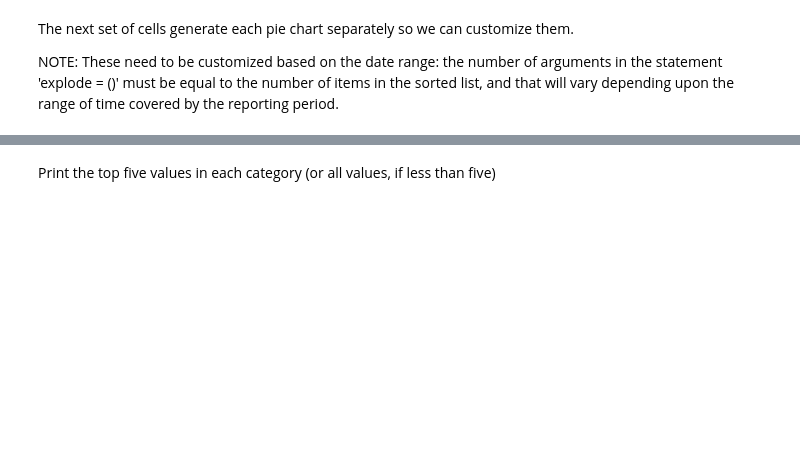
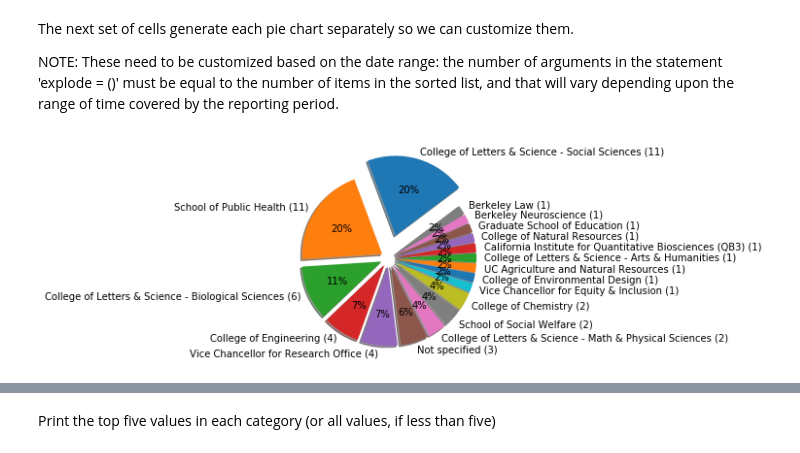
Before and after one commit to rjaffe/rdm_metrics, a Jupyter notebook: RDM_metrics_from_Asana_csv.ipynb, the cells around one changed output, grey strips where cells are left out. Cells and saved outputs as stored; diff of their text form; code cells hidden in the pictures; blank space fills up the shorter version.

```diff
--- a/RDM_metrics_from_Asana_csv.ipynb
+++ b/RDM_metrics_from_Asana_csv.ipynb
@@ -629,34 +926,36 @@ must be equal to the number of items in the sorted list, and that will vary depe
 %matplotlib inline
 import matplotlib.pyplot as plt
 
 
 # Pie chart of schools, where the slices will be ordered and plotted counter-clockwise:
 labels = []
 sizes = []
 labelsplusn = []
 
 for pair in spacount:
     labels.append(pair[0])
     sizes.append(pair[1])
 #print(labels) #debug
 #print(sizes)  #debug
 #print(len(labels))
 
 for label, size in zip(labels, sizes):
     labelplusn = str(label) + ' (' + str(size) + ')'
     labelsplusn.append(labelplusn)
 
 #print(labelsplusn)  #debug
 
-explode = (.3, .1, .1, .1, .1, .1, .1, .1, .1, .1, .1, .1, .1, .1, .1, .1, .1, .1, .2, .2, .3, .4, .5,  .6, .7, .8, .9)
+explode = (.3, .1, .1, .1, .1, .1, .1, .1, .1, .1, .1, .1, .1, .1, .1, .1, .1, .1)
 
 fig1, ax1 = plt.subplots()
 ax1.pie(sizes, explode=explode, labels=labelsplusn, autopct='%1.f%%',
         shadow=True, startangle=37)  # originally labels=labels
 ax1.axis('equal')  # Equal aspect ratio ensures that pie is drawn as a circle.
 
 plt.show()
 #plt.savefig('pie_spacount.png', bbox_inches='tight')
+# %% [output]
+[figure, added]
 # %%
 # Pie chart of schools with all L&S combined, where the slices will be ordered and plotted counter-clockwise:
 labels = []
```
Also changed, not shown: parts of 23 cells of this notebook.
